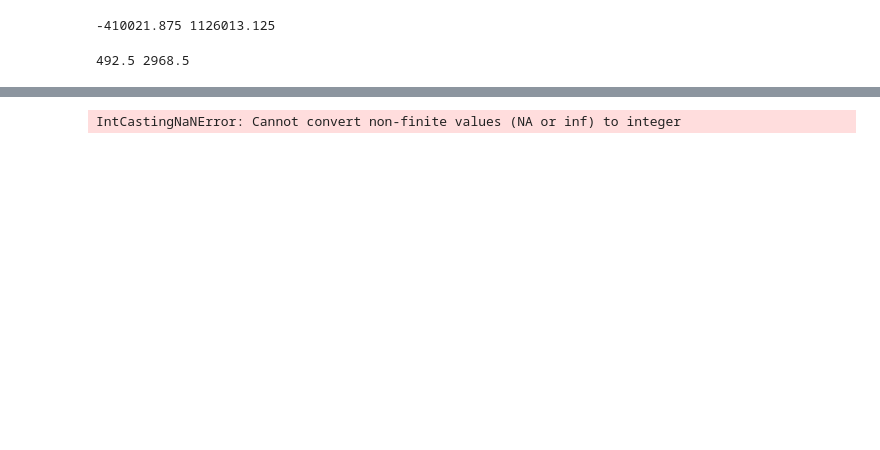
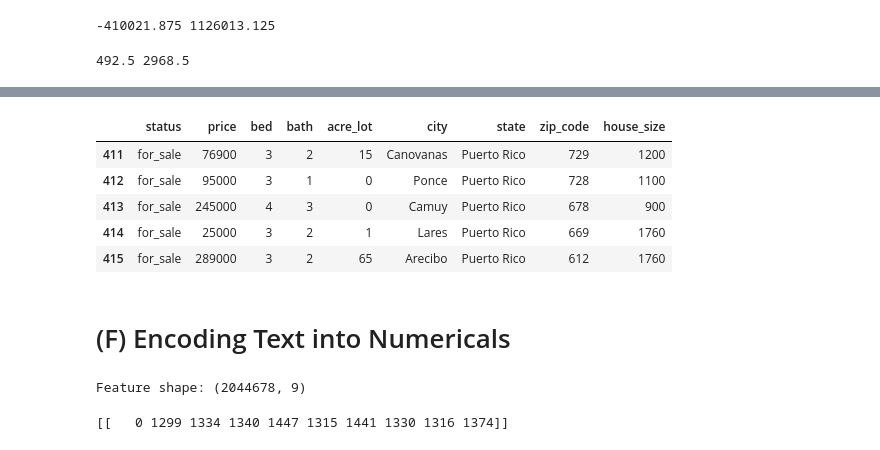
Before and after one commit to Prabh10p/Real-Estate-Investment-Recommender-System, a Jupyter notebook: Notebook/Recommender_system.ipynb, the cells around one changed output, grey strips where cells are left out. Saved outputs shown, nothing was run; the diff lists cells and outputs as text; code cells hidden in the pictures; blank space fills up the shorter version.

```diff
--- a/Notebook/Recommender_system.ipynb
+++ b/Notebook/Recommender_system.ipynb
@@ -294,2 +290,9 @@ print(lower,upper)
 # %%
+df["bed"]=df["bed"].astype(int)
+df["price"] = df["price"].astype(int)
+df["bath"]=df["bath"].astype(int)
+df["acre_lot"]=df["acre_lot"].astype(int)
+df["zip_code"]=df["zip_code"].astype(int)
+df["house_size"]=df["house_size"].astype(int)
+df.drop('prev_sold_date',axis=1,inplace=True)
 # %% [output]
@@ -309,8 +316,45 @@ print(lower,upper)
 # %%
-df["bed"].astype(int)
-df["bath"].astype(int)
-df["acre_lot"].astype(int)
-df["zip_code"].astype(int)
-df["house_size"].astype(int)
+df.head()
 # %% [output]
-IntCastingNaNError: Cannot convert non-finite values (NA or inf) to integer
+|  | status | price | bed | bath | acre_lot | city | state | zip_code | house_size |
+| 411 | for_sale | 76900 | 3 | 2 | 15 | Canovanas | Puerto Rico | 729 | 1200 |
+| 412 | for_sale | 95000 | 3 | 1 | 0 | Ponce | Puerto Rico | 728 | 1100 |
+| 413 | for_sale | 245000 | 4 | 3 | 0 | Camuy | Puerto Rico | 678 | 900 |
+| 414 | for_sale | 25000 | 3 | 2 | 1 | Lares | Puerto Rico | 669 | 1760 |
+| 415 | for_sale | 289000 | 3 | 2 | 65 | Arecibo | Puerto Rico | 612 | 1760 |
+# %% [markdown]
+# (F) Encoding Text into Numericals
+# %%
+import numpy as np
+from sklearn.preprocessing import LabelEncoder, MinMaxScaler
+
+# Columns
+categories = ['city', 'state', 'status']
+numericals = ['price','bed','bath','acre_lot','zip_code','house_size']
+
+df_encoded = df.copy()
+
+# Label encode categorical fields instead of one-hot
+for col in categories:
+    df_encoded[col] = LabelEncoder().fit_transform(df[col])
+
+# Scale numericals
+scaler = MinMaxScaler()
+df_encoded[numericals] = scaler.fit_transform(df_encoded[numericals])
+
+# Final feature matrix (dense)
+X = df_encoded[categories + numericals].to_numpy().astype("float32")
+
+print("Feature shape:", X.shape)
+# %% [output]
+Feature shape: (2044678, 9)
+# %%
+import faiss
+
+d = X.shape[1]
+index = faiss.IndexFlatL2(d)
+index.add(X)
+distances, indices = index.search(X[0:1], k=10)
+print(indices)
+# %% [output]
+[[   0 1299 1334 1340 1447 1315 1441 1330 1316 1374]]
```
Also changed, not shown: parts of 8 cells of this notebook.
